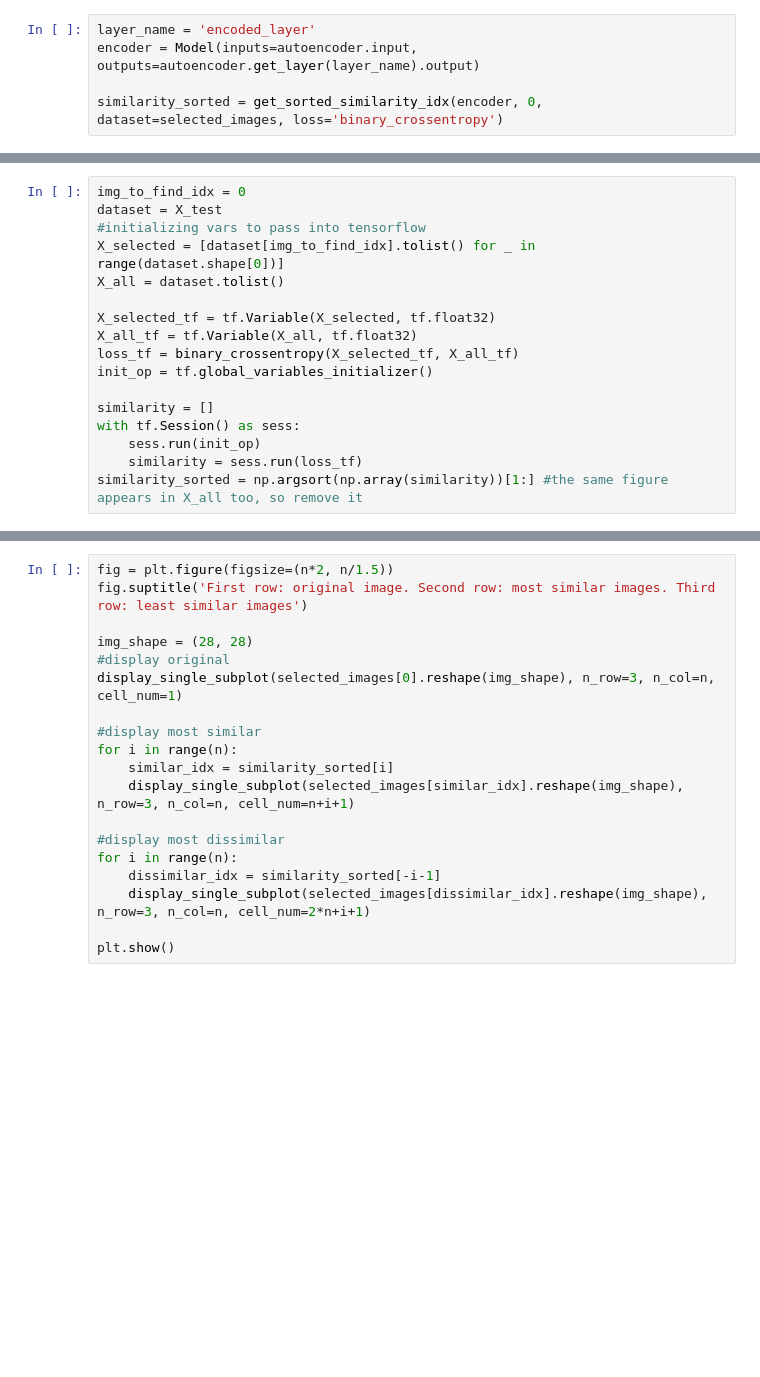
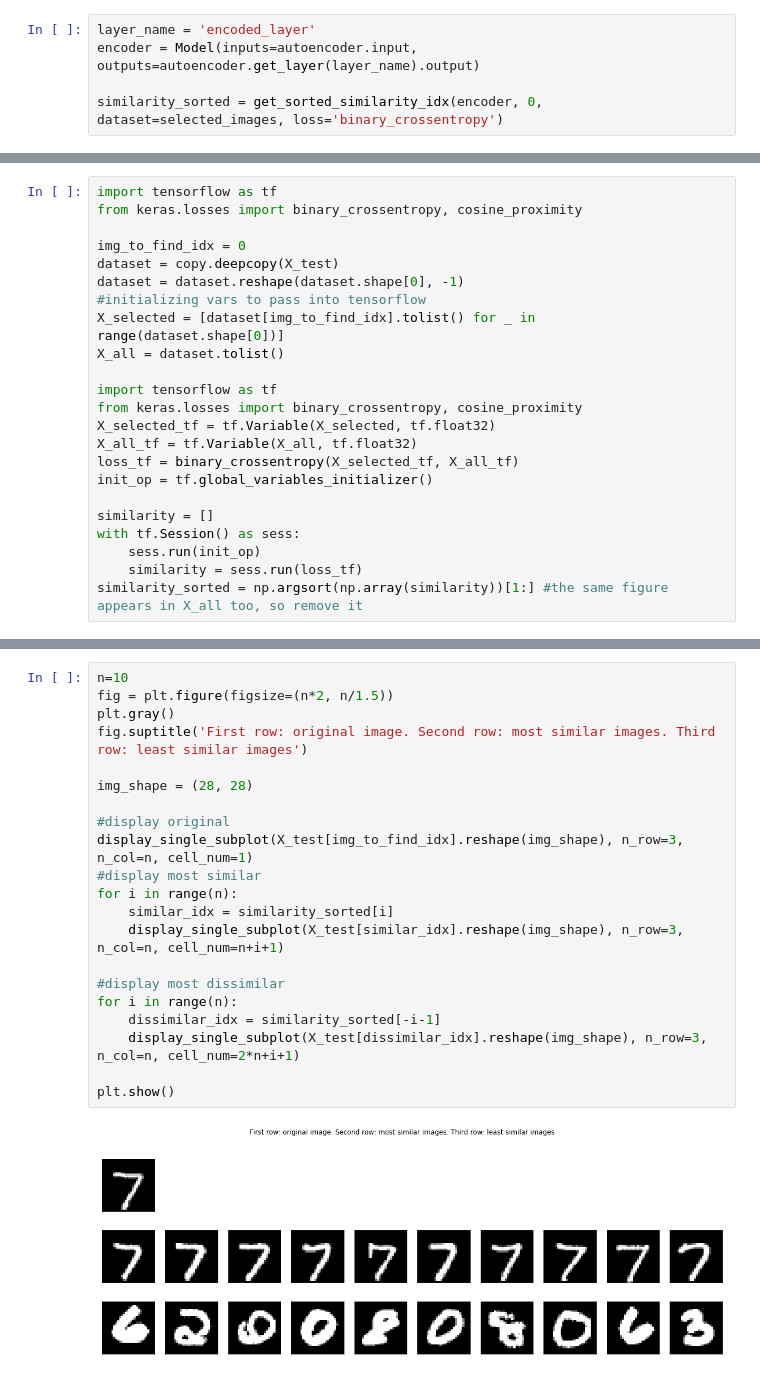
Before and after one commit to Puayny/Autoencoder-image-similarity, a Jupyter notebook: Autoencoder, MNIST dataset.ipynb, the cells around one changed output, grey strips where cells are left out. Saved outputs shown, nothing was run; the diff lists cells and outputs as text; blank space fills up the shorter version.

```diff
--- a/Autoencoder, MNIST dataset.ipynb
+++ b/Autoencoder, MNIST dataset.ipynb
@@ -214,10 +187,16 @@ plt.show()
 # %%
+import tensorflow as tf
+from keras.losses import binary_crossentropy, cosine_proximity
+
 img_to_find_idx = 0
-dataset = X_test
+dataset = copy.deepcopy(X_test)
+dataset = dataset.reshape(dataset.shape[0], -1)
 #initializing vars to pass into tensorflow
 X_selected = [dataset[img_to_find_idx].tolist() for _ in range(dataset.shape[0])]
 X_all = dataset.tolist()
 
+import tensorflow as tf
+from keras.losses import binary_crossentropy, cosine_proximity
 X_selected_tf = tf.Variable(X_selected, tf.float32)
 X_all_tf = tf.Variable(X_all, tf.float32)
 loss_tf = binary_crossentropy(X_selected_tf, X_all_tf)
@@ -231,19 +212,23 @@ similarity_sorted = np.argsort(np.array(similarity))[1:] #the same figure appear
 # %%
+n=10
 fig = plt.figure(figsize=(n*2, n/1.5))
+plt.gray()
 fig.suptitle('First row: original image. Second row: most similar images. Third row: least similar images')
 
 img_shape = (28, 28)
+
 #display original
-display_single_subplot(selected_images[0].reshape(img_shape), n_row=3, n_col=n, cell_num=1)
-
+display_single_subplot(X_test[img_to_find_idx].reshape(img_shape), n_row=3, n_col=n, cell_num=1)
 #display most similar
 for i in range(n):
     similar_idx = similarity_sorted[i]
-    display_single_subplot(selected_images[similar_idx].reshape(img_shape), n_row=3, n_col=n, cell_num=n+i+1)
+    display_single_subplot(X_test[similar_idx].reshape(img_shape), n_row=3, n_col=n, cell_num=n+i+1)
 
 #display most dissimilar
 for i in range(n):
     dissimilar_idx = similarity_sorted[-i-1]
-    display_single_subplot(selected_images[dissimilar_idx].reshape(img_shape), n_row=3, n_col=n, cell_num=2*n+i+1)
+    display_single_subplot(X_test[dissimilar_idx].reshape(img_shape), n_row=3, n_col=n, cell_num=2*n+i+1)
 
 plt.show()
+# %% [output]
+[figure, added]
```
Also changed, not shown: parts of 11 cells of this notebook.
